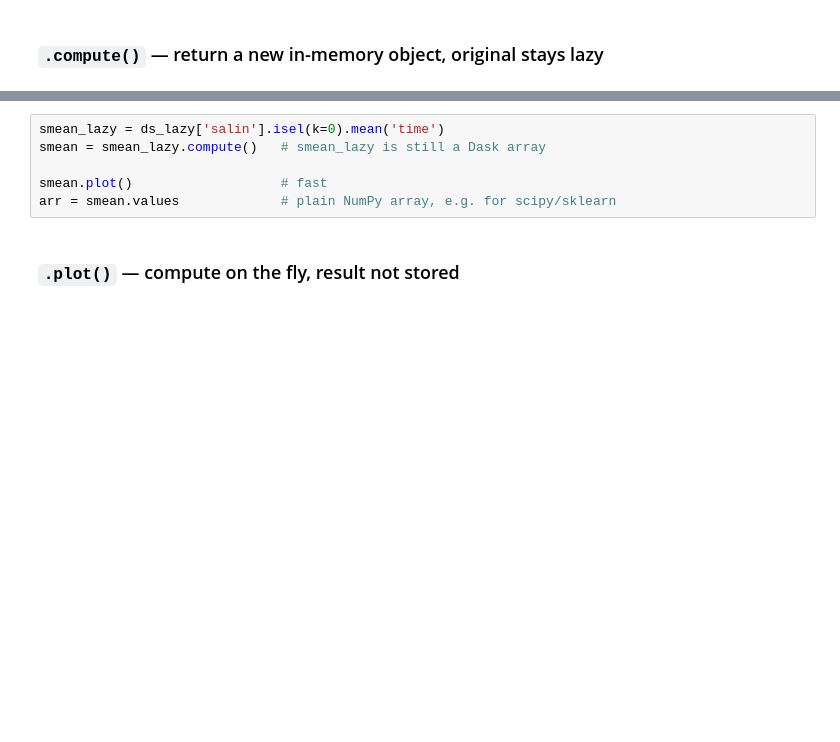
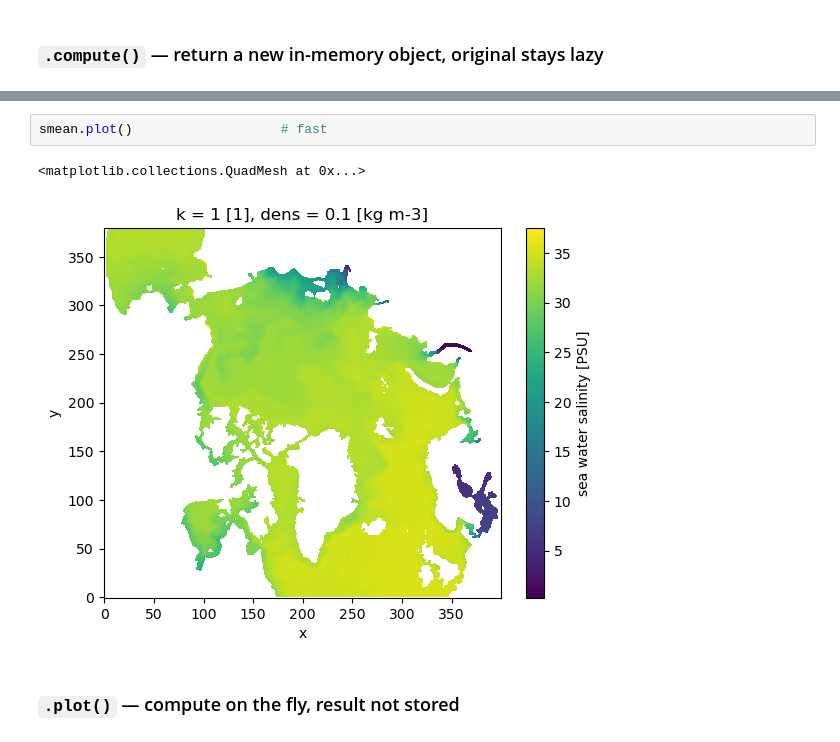
Before and after one commit to NoraLoose/xhycom, a Jupyter notebook: docs/lazy-loading.ipynb, the cells around one changed output, grey strips where cells are left out. Saved outputs shown, nothing was run; the diff lists cells and outputs as text; blank space fills up the shorter version.

```diff
--- a/docs/lazy-loading.ipynb
+++ b/docs/lazy-loading.ipynb
@@ -182,9 +343,8 @@ print(smean_lazy.values.mean())   # also fast
 # %%
-smean_lazy = ds_lazy['salin'].isel(k=0).mean('time')
-smean = smean_lazy.compute()   # smean_lazy is still a Dask array
-
 smean.plot()                   # fast
-arr = smean.values             # plain NumPy array, e.g. for scipy/sklearn
+# %% [output]
+<matplotlib.collections.QuadMesh at 0x...>
+[figure, added]
 # %% [markdown]
 ### `.plot()` — compute on the fly, result not stored
 # %% [markdown]
```
Also changed, not shown: parts of 41 cells of this notebook, 1 other file.
